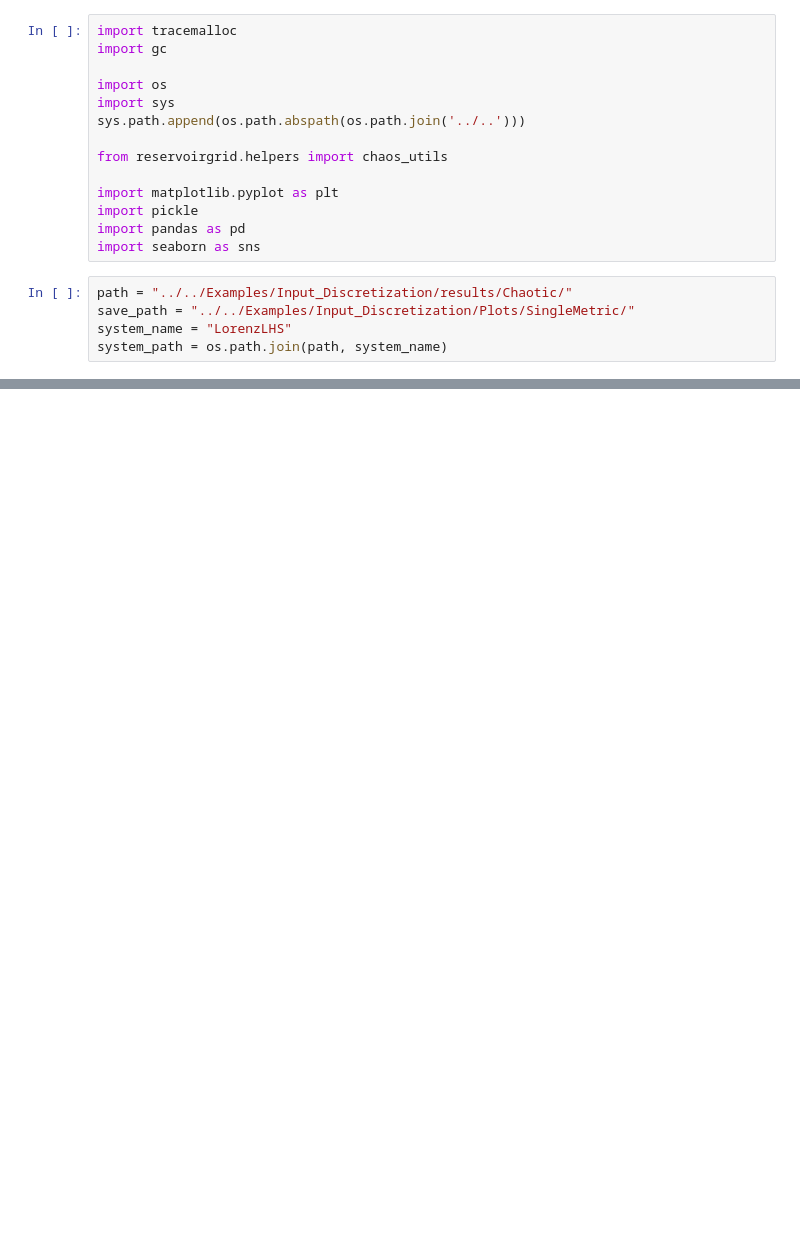
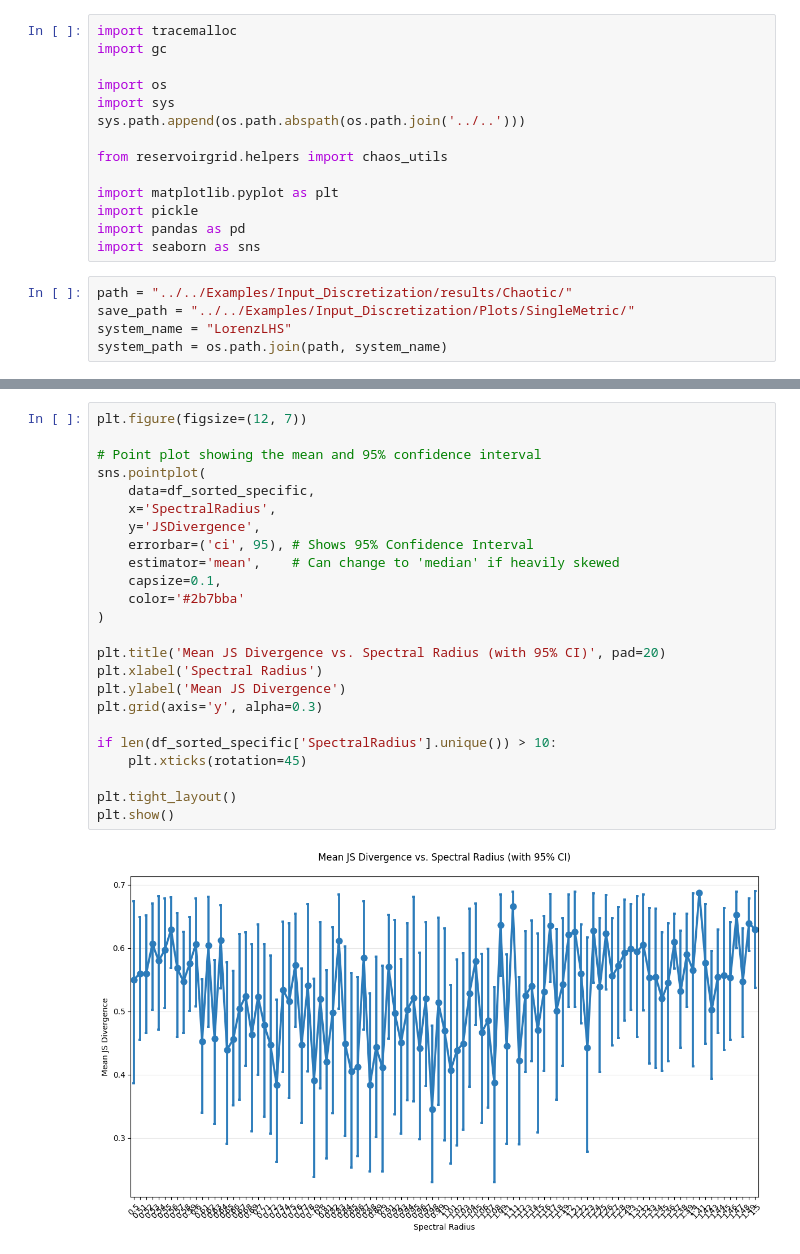
Before and after one commit to jaychotaliya987/Reservoir_Pytorch, a Jupyter notebook: Examples/Input_Discretization/violinplot.ipynb, the cells around one changed output, grey strips where cells are left out. Saved outputs shown, nothing was run; the diff lists cells and outputs as text; blank space fills up the shorter version.

```diff
--- a/Examples/Input_Discretization/violinplot.ipynb
+++ b/Examples/Input_Discretization/violinplot.ipynb
@@ -177,0 +235,26 @@ plt.show()
+# %%
+plt.figure(figsize=(12, 7))
+
+# Point plot showing the mean and 95% confidence interval
+sns.pointplot(
+    data=df_sorted_specific,
+    x='SpectralRadius',
+    y='JSDivergence',
+    errorbar=('ci', 95), # Shows 95% Confidence Interval
+    estimator='mean',    # Can change to 'median' if heavily skewed
+    capsize=0.1,
+    color='#2b7bba'
+)
+
+plt.title('Mean JS Divergence vs. Spectral Radius (with 95% CI)', pad=20)
+plt.xlabel('Spectral Radius')
+plt.ylabel('Mean JS Divergence')
+plt.grid(axis='y', alpha=0.3)
+
+if len(df_sorted_specific['SpectralRadius'].unique()) > 10:
+    plt.xticks(rotation=45)
+
+plt.tight_layout()
+plt.show()
+# %% [output]
+[figure, added]
```
Also changed, not shown: parts of 8 cells of this notebook.
